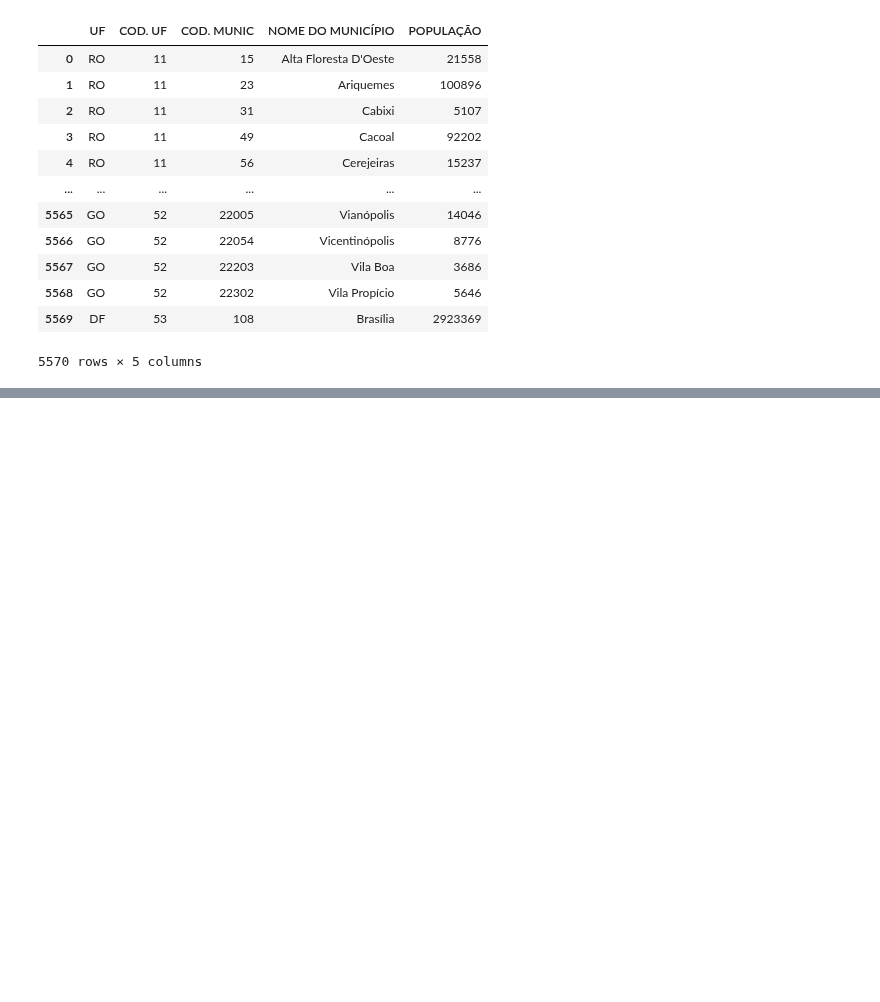
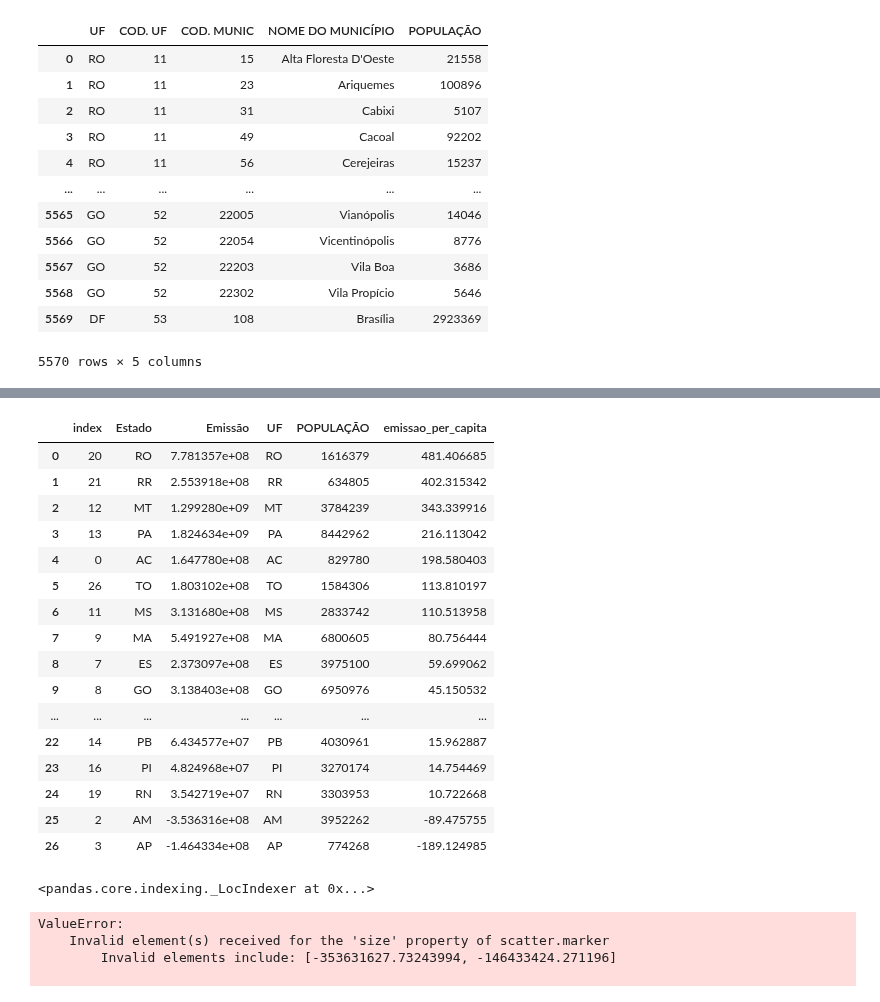
Before and after one commit to franciscojdsjr/Estudos-Python, a Jupyter notebook: Alura/Python_DataScience/Pandas_selecao_agrupamento/Aula4/Aula_4.ipynb, the cells around one changed output, grey strips where cells are left out. Drawn from its saved outputs; the diff is of its cells as text; code cells hidden in the pictures; blank space fills up the shorter version.

```diff
--- a/Alura/Python_DataScience/Pandas_selecao_agrupamento/Aula4/Aula_4.ipynb
+++ b/Alura/Python_DataScience/Pandas_selecao_agrupamento/Aula4/Aula_4.ipynb
@@ -20,0 +150,23 @@ populacao_estados
+# %%
+dados_agrupados = dados_agrupados.assign(emissao_per_capita = dados_agrupados['Emissão'] / dados_agrupados['POPULAÇÃO']).sort_values('emissao_per_capita', ascending= False).reset_index()
+# %%
+
+dados_agrupados
+# %% [output]
+|  | index | Estado | Emissão | UF | POPULAÇÃO | emissao_per_capita |
+| 0 | 20 | RO | 7.781357e+08 | RO | 1616379 | 481.406685 |
+| 1 | 21 | RR | 2.553918e+08 | RR | 634805 | 402.315342 |
+| 2 | 12 | MT | 1.299280e+09 | MT | 3784239 | 343.339916 |
+| 3 | 13 | PA | 1.824634e+09 | PA | 8442962 | 216.113042 |
+| 4 | 0 | AC | 1.647780e+08 | AC | 829780 | 198.580403 |
+| 5 | 26 | TO | 1.803102e+08 | TO | 1584306 | 113.810197 |
+| 6 | 11 | MS | 3.131680e+08 | MS | 2833742 | 110.513958 |
+| 7 | 9 | MA | 5.491927e+08 | MA | 6800605 | 80.756444 |
+| 8 | 7 | ES | 2.373097e+08 | ES | 3975100 | 59.699062 |
+| 9 | 8 | GO | 3.138403e+08 | GO | 6950976 | 45.150532 |
+| ... | ... | ... | ... | ... | ... | ... |
+| 22 | 14 | PB | 6.434577e+07 | PB | 4030961 | 15.962887 |
+| 23 | 16 | PI | 4.824968e+07 | PI | 3270174 | 14.754469 |
+| 24 | 19 | RN | 3.542719e+07 | RN | 3303953 | 10.722668 |
+| 25 | 2 | AM | -3.536316e+08 | AM | 3952262 | -89.475755 |
+| 26 | 3 | AP | -1.464334e+08 | AP | 774268 | -189.124985 |
@@ -20,0 +175,14 @@ populacao_estados
+# %%
+dados_agrupados.loc('Estado' != 'AM' )
+# %% [output]
+<pandas.core.indexing._LocIndexer at 0x...>
+# %%
+
+
+
+px.scatter(data_frame= dados_agrupados, x= 'POPULAÇÃO', y= 'Emissão', text = 'Estado', size= 'emissao_per_capita')
+# %% [output]
+ValueError:
+    Invalid element(s) received for the 'size' property of scatter.marker
+        Invalid elements include: [-353631627.73243994, -146433424.271196]
+
```
Also changed, not shown: parts of 16 cells of this notebook, 2 other files.
